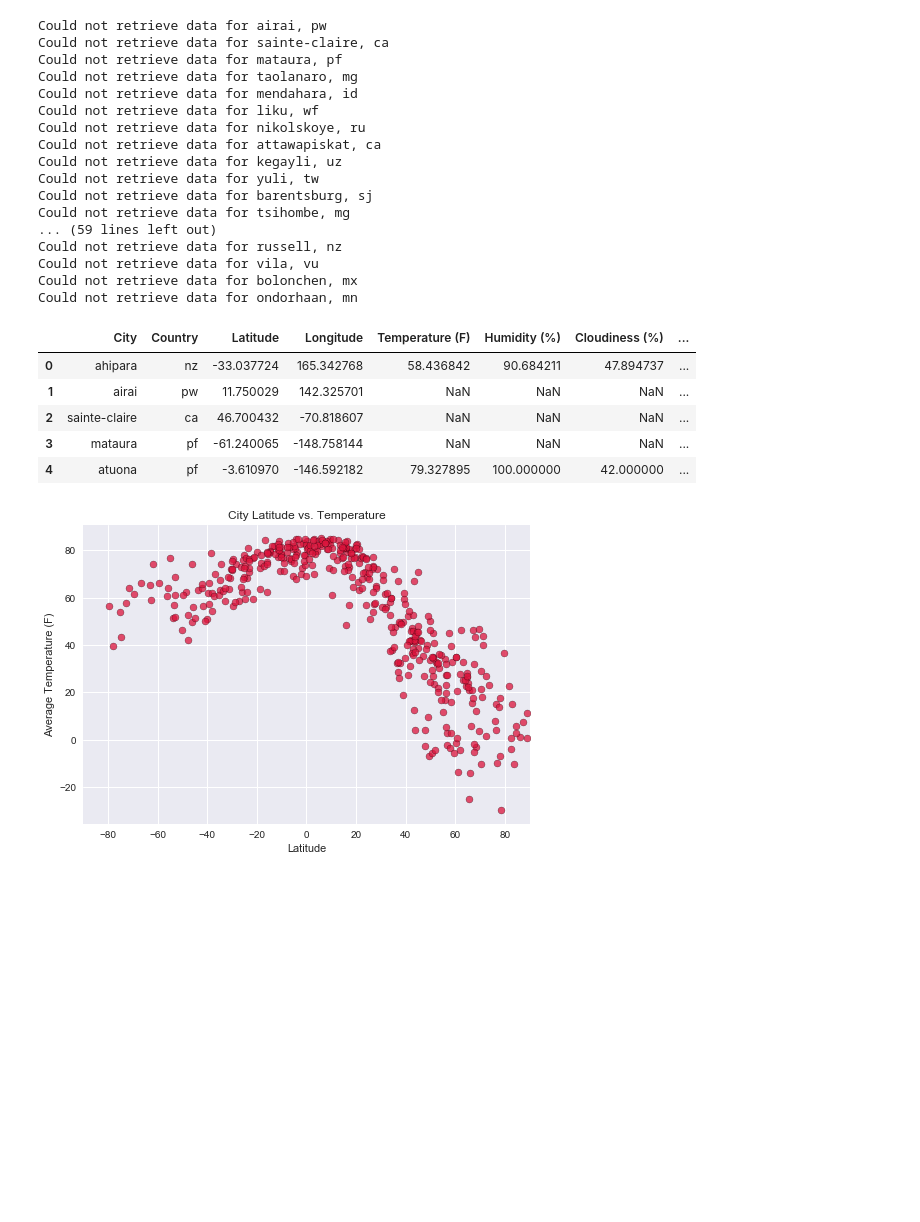
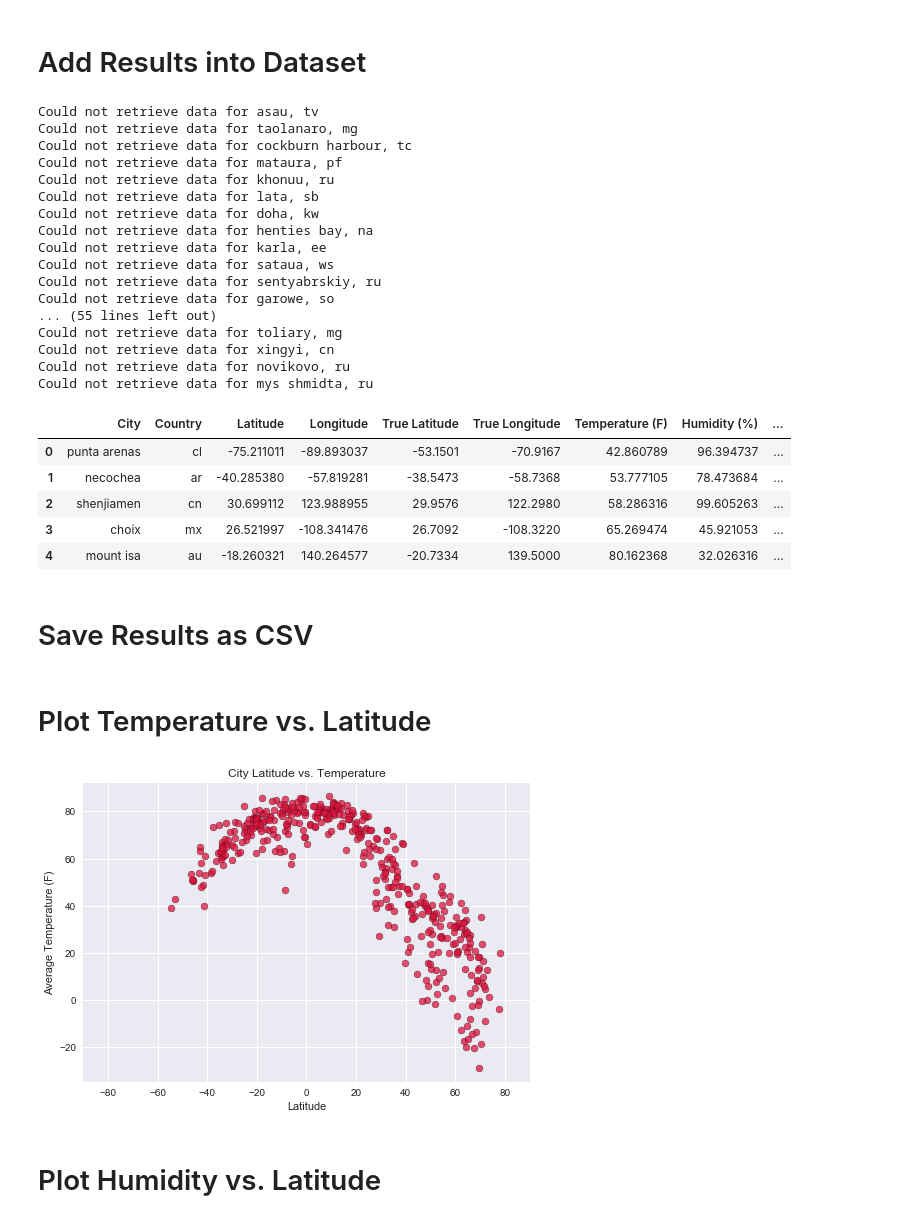
Before and after one commit to mmclaughlin87/weather-by-latitude, a Jupyter notebook: weather_by_latitude.ipynb, the cells around one changed output. Cells and saved outputs as stored; diff of their text form; code cells hidden in the pictures; blank space fills up the shorter version.

```diff
--- a/weather_by_latitude.ipynb
+++ b/weather_by_latitude.ipynb
@@ -103,4 +113,8 @@ http://api.openweathermap.org/data/2.5/forecast?q=ondorhaan,mn&units=imperial&ap
+# %% [markdown]
+# Add Results into Dataset
 # %%
+cities["True Latitude"] = ""
+cities["True Longitude"] = ""
 cities["Temperature (F)"] = ""
 cities["Humidity (%)"] = ""
 cities["Cloudiness (%)"] = ""
@@ -110,6 +124,8 @@ avg_temps = []
 avg_humidities = []
 avg_clouds = []
 avg_winds = []
+true_lats = []
+true_lngs = []
 i = 0
 
 for response in responses:
@@ -118,6 +134,8 @@ for response in responses:
     winds = []
     clouds = []
 
+    # attempt to extract values from api results, report to user if not found
+    # average all weather trends in results
     try:
         forecast = response["list"]
         for item in forecast:
@@ -125,53 +143,68 @@ for response in responses:
             temps.append(temp)
             humidity = item["main"]["humidity"]
             humidities.append(humidity)
             cloudiness = item["clouds"]["all"]
             clouds.append(cloudiness)
             wind = item["wind"]["speed"]
             winds.append(wind)
         avg_temp = np.mean(temps)
         avg_humidity = np.mean(humidities)
         avg_cloudiness = np.mean(clouds)
         avg_wind = np.mean(winds)
+
+        location = response["city"]["coord"]
+        true_lat = location["lat"]
+        true_lng = location["lon"]
+
     except KeyError:
         print(f"Could not retrieve data for {cities.loc[i,'City']}, {cities.loc[i,'Country']}")
+        true_lat = None
+        true_lng = None
         avg_temp = None
         avg_humidity = None
         avg_cloudiness = None
         avg_wind = None
+
     avg_temps.append(avg_temp)
     avg_humidities.append(avg_humidity)
     avg_clouds.append(avg_cloudiness)
     avg_winds.append(avg_wind)
+    true_lats.append(true_lat)
+    true_lngs.append(true_lng)
     i = i+1
 
+# insert items into dataframe
+cities["True Latitude"] = true_lats
+cities["True Longitude"] = true_lngs
 cities["Temperature (F)"] = avg_temps
 cities["Humidity (%)"] = avg_humidities
 cities["Cloudiness (%)"] = avg_clouds
 cities["Wind Speed (mph)"] = avg_winds
 cities.head()
 # %% [output]
-Could not retrieve data for airai, pw
-Could not retrieve data for sainte-claire, ca
+Could not retrieve data for asau, tv
+Could not retrieve data for taolanaro, mg
+Could not retrieve data for cockburn harbour, tc
 Could not retrieve data for mataura, pf
-Could not retrieve data for taolanaro, mg
-Could not retrieve data for mendahara, id
-Could not retrieve data for liku, wf
-Could not retrieve data for nikolskoye, ru
-Could not retrieve data for attawapiskat, ca
-Could not retrieve data for kegayli, uz
-Could not retrieve data for yuli, tw
-Could not retrieve data for barentsburg, sj
-Could not retrieve data for tsihombe, mg
-... (59 lines left out)
-Could not retrieve data for russell, nz
-Could not retrieve data for vila, vu
-Could not retrieve data for bolonchen, mx
-Could not retrieve data for ondorhaan, mn
+Could not retrieve data for khonuu, ru
+Could not retrieve data for lata, sb
+Could not retrieve data for doha, kw
+Could not retrieve data for henties bay, na
+Could not retrieve data for karla, ee
+Could not retrieve data for sataua, ws
+Could not retrieve data for sentyabrskiy, ru
+Could not retrieve data for garowe, so
+... (55 lines left out)
+Could not retrieve data for toliary, mg
+Could not retrieve data for xingyi, cn
+Could not retrieve data for novikovo, ru
+Could not retrieve data for mys shmidta, ru
-|  | City | Country | Latitude | Longitude | Temperature (F) | Humidity (%) | Cloudiness (%) | ... |
-| 0 | ahipara | nz | -33.037724 | 165.342768 | 58.436842 | 90.684211 | 47.894737 | ... |
-| 1 | airai | pw | 11.750029 | 142.325701 | NaN | NaN | NaN | ... |
-| 2 | sainte-claire | ca | 46.700432 | -70.818607 | NaN | NaN | NaN | ... |
-| 3 | mataura | pf | -61.240065 | -148.758144 | NaN | NaN | NaN | ... |
-| 4 | atuona | pf | -3.610970 | -146.592182 | 79.327895 | 100.000000 | 42.000000 | ... |
+|  | City | Country | Latitude | Longitude | True Latitude | True Longitude | Temperature (F) | Humidity (%) | ... |
+| 0 | punta arenas | cl | -75.211011 | -89.893037 | -53.1501 | -70.9167 | 42.860789 | 96.394737 | ... |
+| 1 | necochea | ar | -40.285380 | -57.819281 | -38.5473 | -58.7368 | 53.777105 | 78.473684 | ... |
+| 2 | shenjiamen | cn | 30.699112 | 123.988955 | 29.9576 | 122.2980 | 58.286316 | 99.605263 | ... |
+| 3 | choix | mx | 26.521997 | -108.341476 | 26.7092 | -108.3220 | 65.269474 | 45.921053 | ... |
+| 4 | mount isa | au | -18.260321 | 140.264577 | -20.7334 | 139.5000 | 80.162368 | 32.026316 | ... |
+# %% [markdown]
+# Save Results as CSV
 # %%
@@ -179,12 +211,15 @@ Could not retrieve data for ondorhaan, mn
 cities.to_csv("weather_data.csv", index=False, header=True)
+# %% [markdown]
+# Plot Temperature vs. Latitude
 # %%
-# Plot Temperature vs. Latitude
-plt.scatter(cities["Latitude"], cities["Temperature (F)"], c="crimson", alpha=0.75, edgecolor="black")
+plt.scatter(cities["True Latitude"], cities["Temperature (F)"], c="crimson", alpha=0.75, edgecolor="black")
 plt.title("City Latitude vs. Temperature")
 plt.xlim(-90,90)
 plt.xlabel("Latitude")
 plt.ylabel("Average Temperature (F)")
 plt.show()
 # %% [output]
-[figure, old version]
+[figure, new version]
+# %% [markdown]
+# Plot Humidity vs. Latitude
 # %%
```
Also changed, not shown: parts of 14 cells of this notebook, 2 other files.
